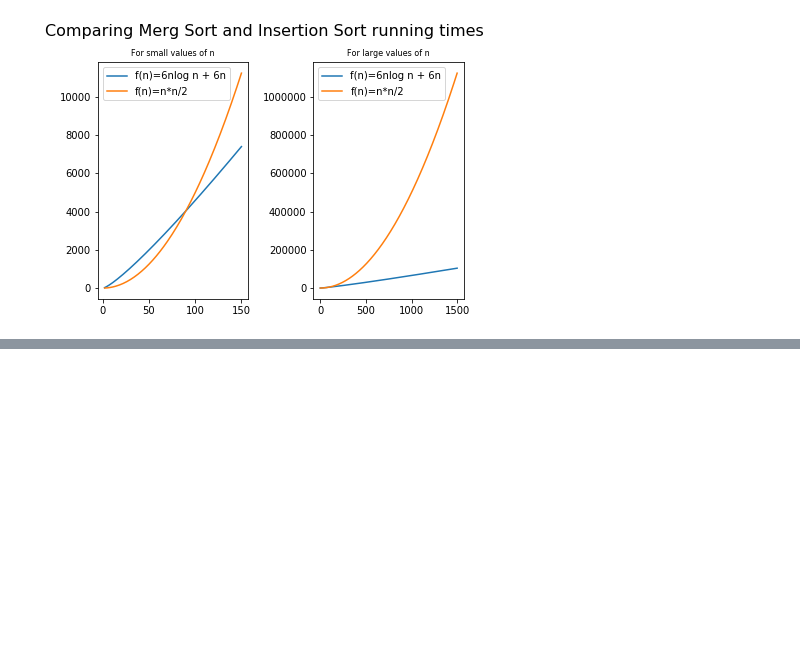
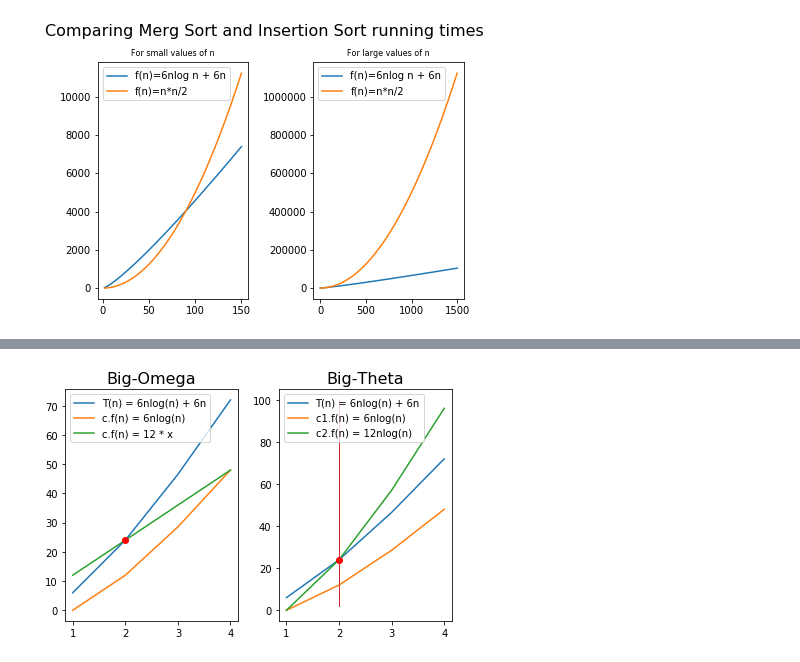
Before and after one commit to aishwarya34/AlgorithmsIlluminated, a Jupyter notebook: C1W1_INTRODUCTION_ASYMPTOTIC ANALYSIS.ipynb, the cells around one changed output, grey strips where cells are left out. Cells and saved outputs as stored; diff of their text form; code cells hidden in the pictures; blank space fills up the shorter version.

```diff
--- a/C1W1_INTRODUCTION_ASYMPTOTIC ANALYSIS.ipynb
+++ b/C1W1_INTRODUCTION_ASYMPTOTIC ANALYSIS.ipynb
@@ -448,0 +619,28 @@ Following is correct to the best of my understanding to the problems and not nec
+# %%
+
+x = np.arange(1, 5)
+tn = 6 * x * np.log2(x) + 6*x
+cx = 12 * x
+c1x = 6 * x * np.log2(x)
+c2x = 12 * x * np.log2(x)
+
+plt.subplot(121)
+plt.plot(x, tn, label = 'T(n) = 6nlog(n) + 6n')
+plt.plot(x, c1x, label = 'c.f(n) = 6nlog(n)')
+plt.plot(x, cx, label = 'c.f(n) = 12 * x')
+plt.plot(x[1], tn[1], 'ro')
+plt.title('Big-Omega', size=16)
+plt.legend()
+
+plt.subplot(122)
+plt.plot(x, tn, label = 'T(n) = 6nlog(n) + 6n')
+plt.plot(x, c1x, label = 'c1.f(n) = 6nlog(n)')
+plt.plot(x, c2x, label = 'c2.f(n) = 12nlog(n)')
+plt.plot(x[1], tn[1], 'ro')
+plt.plot([2, 2], [2, 100], lw = '1')
+plt.title('Big-Theta', size=16)
+plt.legend()
+plt.tight_layout()
+plt.show()
+# %% [output]
+[figure, added]
```
Also changed, not shown: parts of 19 cells of this notebook.
